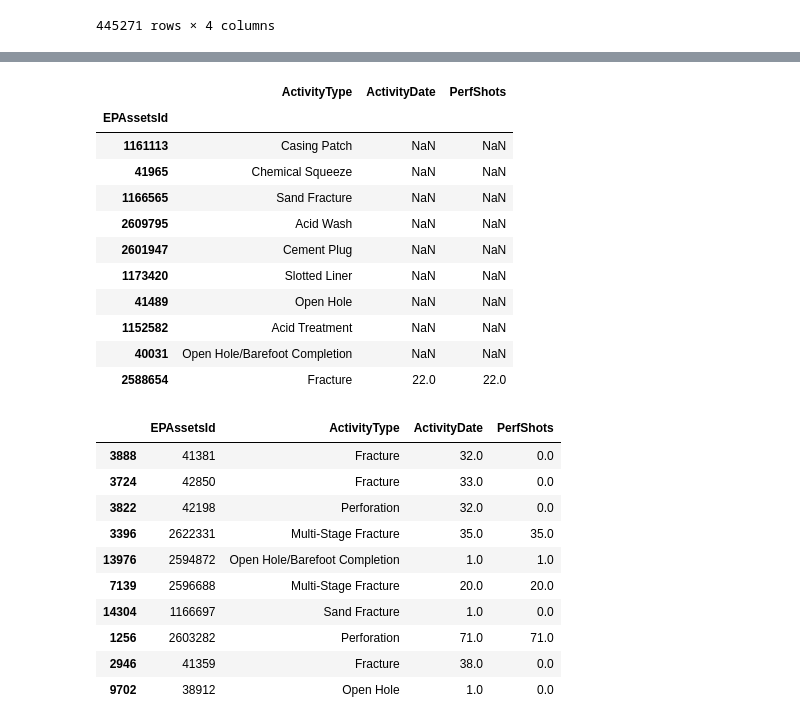
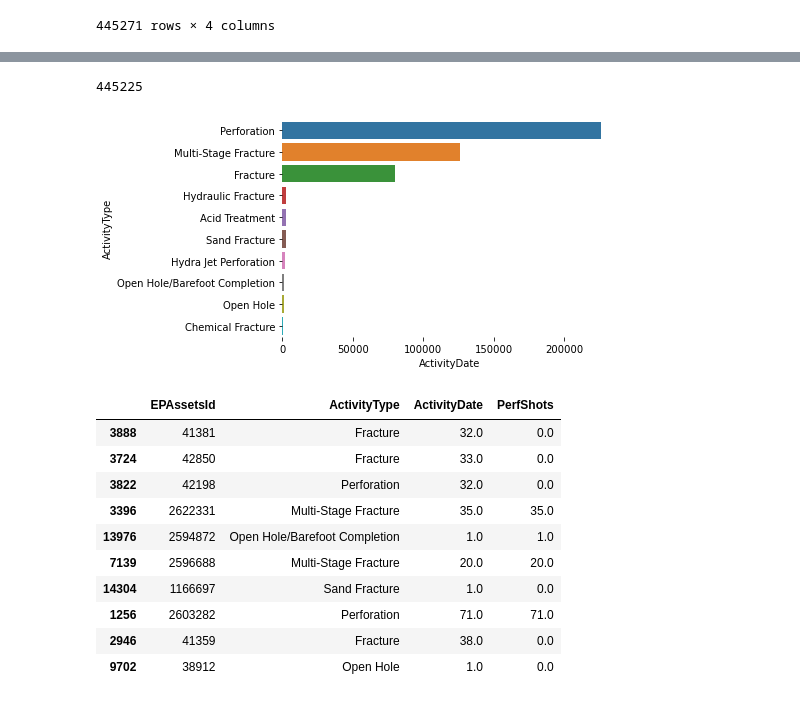
Before and after one commit to coy17a/2020DUCdatathon, a Jupyter notebook: DUC_Well_Perf_plots.ipynb, the cells around one changed output, grey strips where cells are left out. Cells and saved outputs as stored; diff of their text form; code cells hidden in the pictures.

```diff
--- a/DUC_Well_Perf_plots.ipynb
+++ b/DUC_Well_Perf_plots.ipynb
@@ -508,19 +87,15 @@ Categories (25, object): [Acid Squeeze, Acid Treatment, Acid Wash, Acidize, ...,
 # %%
-perf_plot=perf_treatment1.groupby(['EPAssetsId','ActivityType']).count().reset_index(level=1).sort_values('ActivityDate',ascending=[False])
-perf_plot.sample(10)
+perf_plot=perf_treatment1.groupby(['ActivityType']).count().sort_values('ActivityDate',ascending=False).reset_index()[['ActivityType','EPAssetsId']]
+perf_plot.columns=['ActivityType','Number of Acitvities']
+top10_activities=perf_plot.iloc[0:10]
+perf_plot['Number of Acitvities'].sum()
 # %% [output]
-|  | ActivityType | ActivityDate | PerfShots |
-| EPAssetsId |  |  |  |
-| 1161113 | Casing Patch | NaN | NaN |
-| 41965 | Chemical Squeeze | NaN | NaN |
-| 1166565 | Sand Fracture | NaN | NaN |
-| 2609795 | Acid Wash | NaN | NaN |
-| 2601947 | Cement Plug | NaN | NaN |
-| 1173420 | Slotted Liner | NaN | NaN |
-| 41489 | Open Hole | NaN | NaN |
-| 1152582 | Acid Treatment | NaN | NaN |
-| 40031 | Open Hole/Barefoot Completion | NaN | NaN |
-| 2588654 | Fracture | 22.0 | 22.0 |
+445225
+# %%
+sns.barplot(x='ActivityDate',y='ActivityType', data=top10_activities, order=top10_activities['ActivityType'])
+sns.despine(left=True, bottom=True)
+# %% [output]
+[figure, added]
 # %%
 perf_plot2=perf_plot.reset_index()
 #perf_plot2['ActivityDate'].fillna(0,inplace=True)
```
Also changed, not shown: parts of 37 cells of this notebook, 11 other files.
